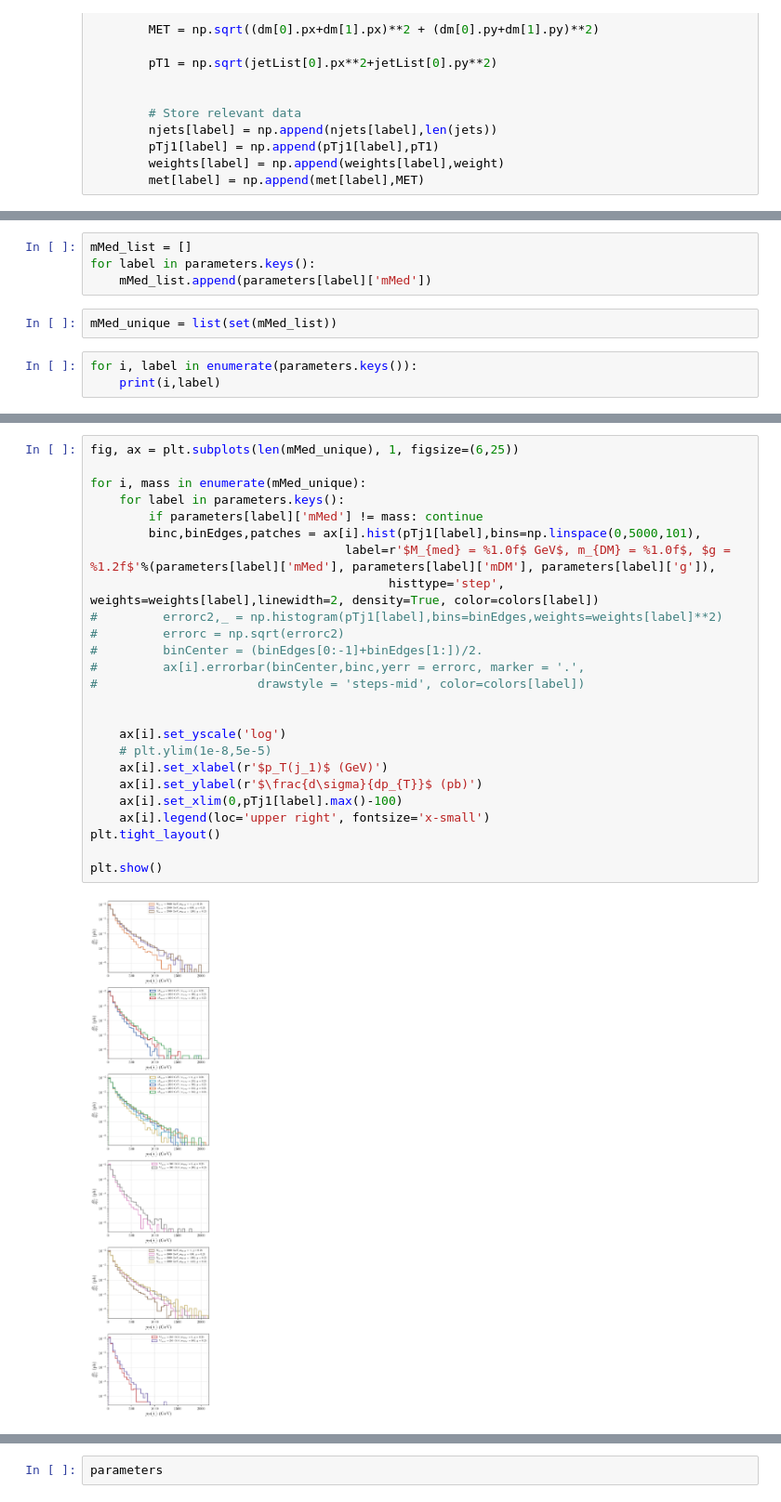
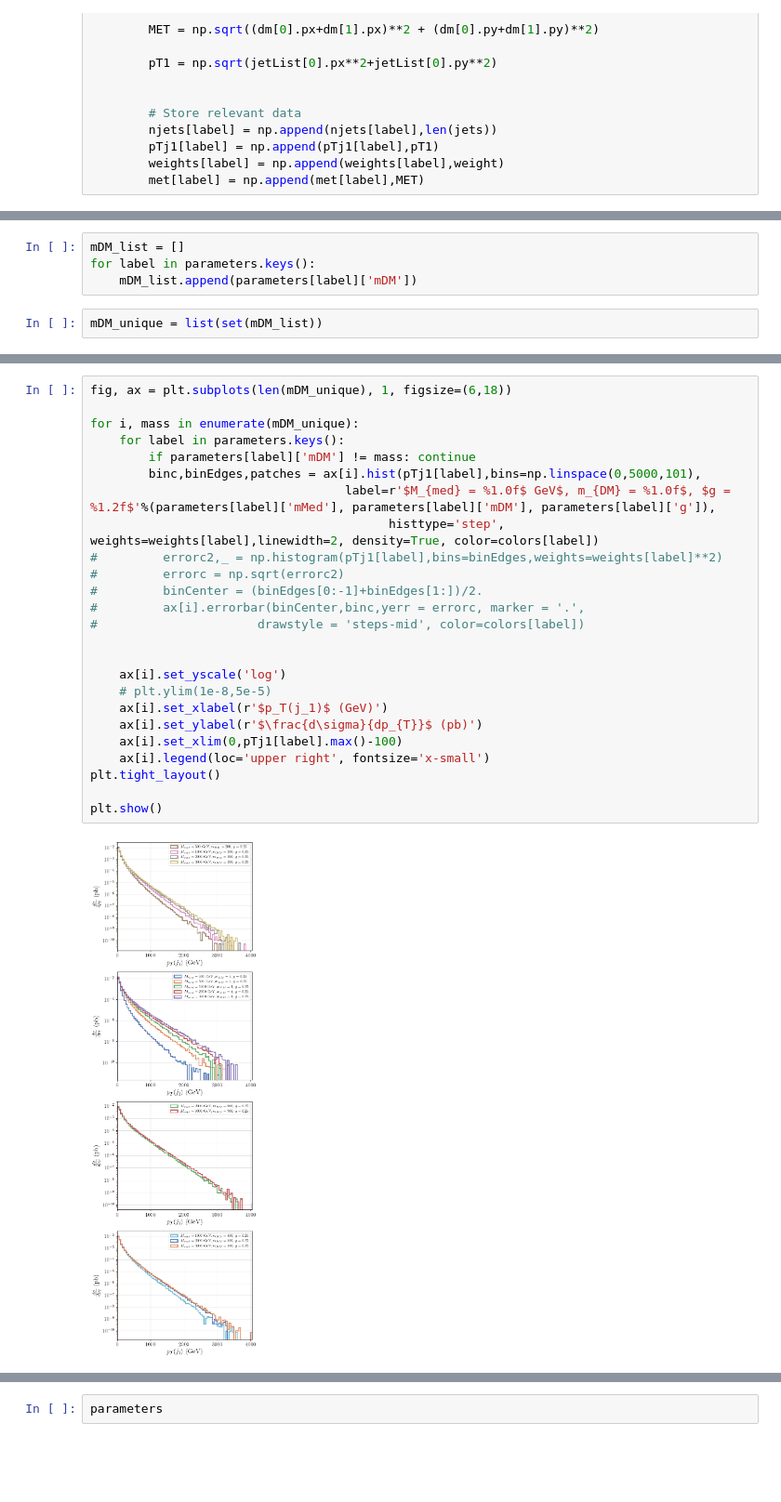
Before and after one commit to andlessa/MonoXSMS, a Jupyter notebook: t-channel/notebooks/PlotPT-MediatorLHE-tchannel-Copy1.ipynb, the cells around one changed output, grey strips where cells are left out. Shown at 93% size. Drawn from its saved outputs; the diff is of its cells as text; blank space fills up the shorter version.

Commit message:
updated t-channel plots

```diff
--- a/t-channel/notebooks/PlotPT-MediatorLHE-tchannel-Copy1.ipynb
+++ b/t-channel/notebooks/PlotPT-MediatorLHE-tchannel-Copy1.ipynb
@@ -302,9 +262,6 @@ parameters
 # %%
-mMed_list = []
+mDM_list = []
 for label in parameters.keys():
-    mMed_list.append(parameters[label]['mMed'])
+    mDM_list.append(parameters[label]['mDM'])
 # %%
-mMed_unique = list(set(mMed_list))
+mDM_unique = list(set(mDM_list))
-# %%
-for i, label in enumerate(parameters.keys()):
-    print(i,label)
@@ -331,30 +268,30 @@ for i, label in enumerate(parameters.keys()):
 # %%
-fig, ax = plt.subplots(len(mMed_unique), 1, figsize=(6,25))
+fig, ax = plt.subplots(len(mDM_unique), 1, figsize=(6,18))
 
-for i, mass in enumerate(mMed_unique):
+for i, mass in enumerate(mDM_unique):
     for label in parameters.keys():
-        if parameters[label]['mMed'] != mass: continue
+        if parameters[label]['mDM'] != mass: continue
         binc,binEdges,patches = ax[i].hist(pTj1[label],bins=np.linspace(0,5000,101),
                                    label=r'$M_{med} = %1.0f$ GeV$, m_{DM} = %1.0f$, $g = %1.2f$'%(parameters[label]['mMed'], parameters[label]['mDM'], parameters[label]['g']),
                                          histtype='step', weights=weights[label],linewidth=2, density=True, color=colors[label])
 #         errorc2,_ = np.histogram(pTj1[label],bins=binEdges,weights=weights[label]**2)
 #         errorc = np.sqrt(errorc2)
 #         binCenter = (binEdges[0:-1]+binEdges[1:])/2.
 #         ax[i].errorbar(binCenter,binc,yerr = errorc, marker = '.',
 #                      drawstyle = 'steps-mid', color=colors[label])
 
 
     ax[i].set_yscale('log')
     # plt.ylim(1e-8,5e-5)
     ax[i].set_xlabel(r'$p_T(j_1)$ (GeV)')
     ax[i].set_ylabel(r'$\frac{d\sigma}{dp_{T}}$ (pb)')
     ax[i].set_xlim(0,pTj1[label].max()-100)
     ax[i].legend(loc='upper right', fontsize='x-small')
 plt.tight_layout()
 
 plt.show()
 # %% [output]
-[figure, old version]
+[figure, new version]
 # %%
 parameters
 # %% [output]
```
Also changed, not shown: parts of 19 cells of this notebook.
